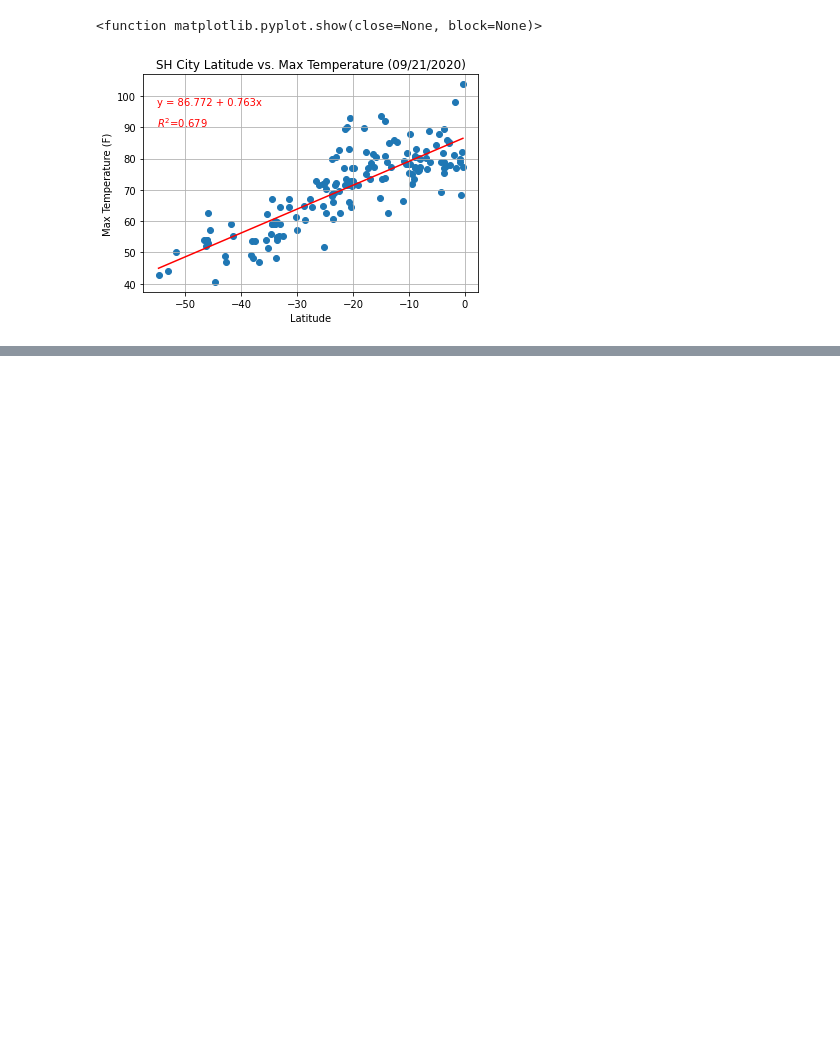
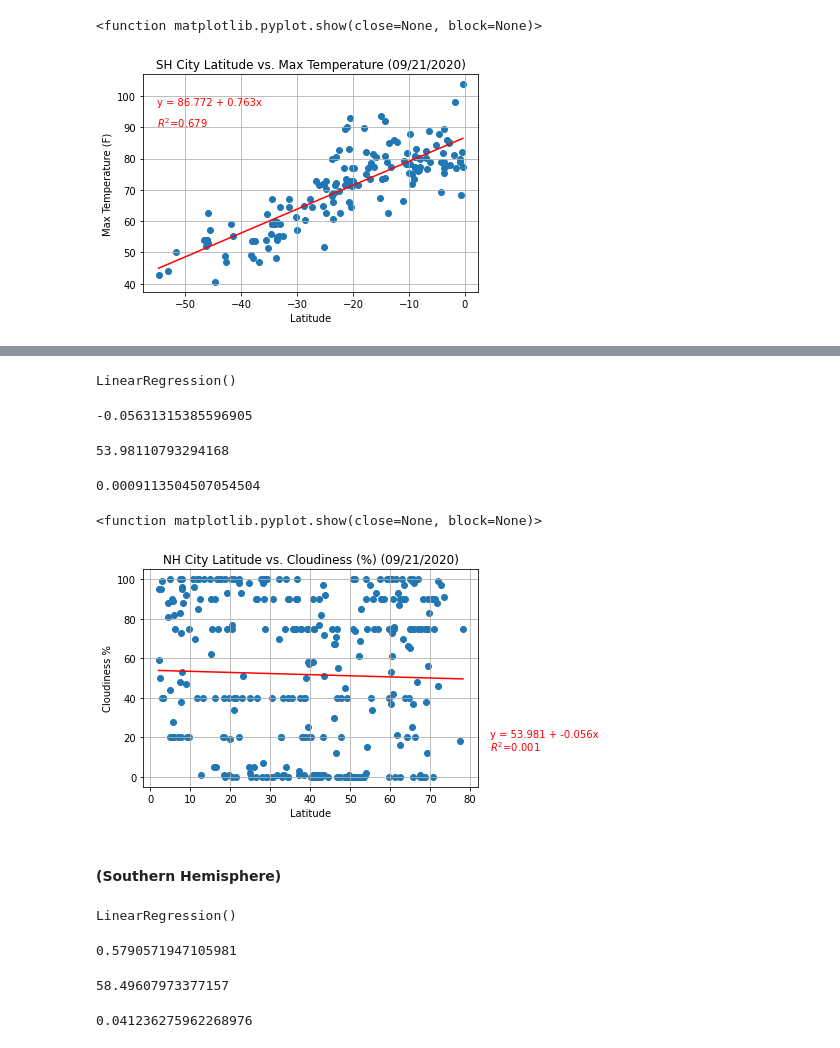
Before and after one commit to Slyssy/python-api-challenge, a Jupyter notebook: WeatherPy/WeatherPy.ipynb, the cells around one changed output, grey strips where cells are left out. Cells and saved outputs as stored; diff of their text form; code cells hidden in the pictures; blank space fills up the shorter version.

```diff
--- a/WeatherPy/WeatherPy.ipynb
+++ b/WeatherPy/WeatherPy.ipynb
@@ -316,0 +429,45 @@ plt.show
+# %%
+model = LinearRegression()
+model.fit(X_array, y)
+# %% [output]
+LinearRegression()
+# %%
+slope = model.coef_[0]
+slope
+# %% [output]
+-0.05631315385596905
+# %%
+intercept = model.intercept_
+intercept
+# %% [output]
+53.98110793294168
+# %%
+r_squared = model.score(X_array, y)
+r_squared
+# %% [output]
+0.0009113504507054504
+# %%
+def predict_function(cloudiness):
+    return model.predict([[cloudiness]])[0]
+# %%
+cloudiness_range = np.arange(min(X), max(X), 0.001)
+predict_cloudiness = [predict_function(e) for e in cloudiness_range]
+# %%
+# Variables used for creating text labels on plot
+formula = f"y = {round(intercept, 3)} + {round(slope, 3)}x"
+r_squared_str = f"$R^{2}$={round(r_squared, 3)}"
+# %%
+plt.title("NH City Latitude vs. Cloudiness (%) (09/21/2020)")
+plt.xlabel("Latitude")
+plt.ylabel("Cloudiness %")
+plt.grid()
+plt.scatter(X,y)
+plt.plot(cloudiness_range, predict_cloudiness, color="red")
+plt.text(85,20, formula, color="red")
+plt.text(85,13, r_squared_str, color="red")
+plt.show
+# %% [output]
+<function matplotlib.pyplot.show(close=None, block=None)>
+[figure, added]
+# %% [markdown]
+#### (Southern Hemisphere)
@@ -316,0 +478,20 @@ plt.show
+# %%
+model = LinearRegression()
+model.fit(X_array, y)
+# %% [output]
+LinearRegression()
+# %%
+slope = model.coef_[0]
+slope
+# %% [output]
+0.5790571947105981
+# %%
+intercept = model.intercept_
+intercept
+# %% [output]
+58.49607973377157
+# %%
+r_squared = model.score(X_array, y)
+r_squared
+# %% [output]
+0.041236275962268976
```
Also changed, not shown: parts of 32 cells of this notebook.
